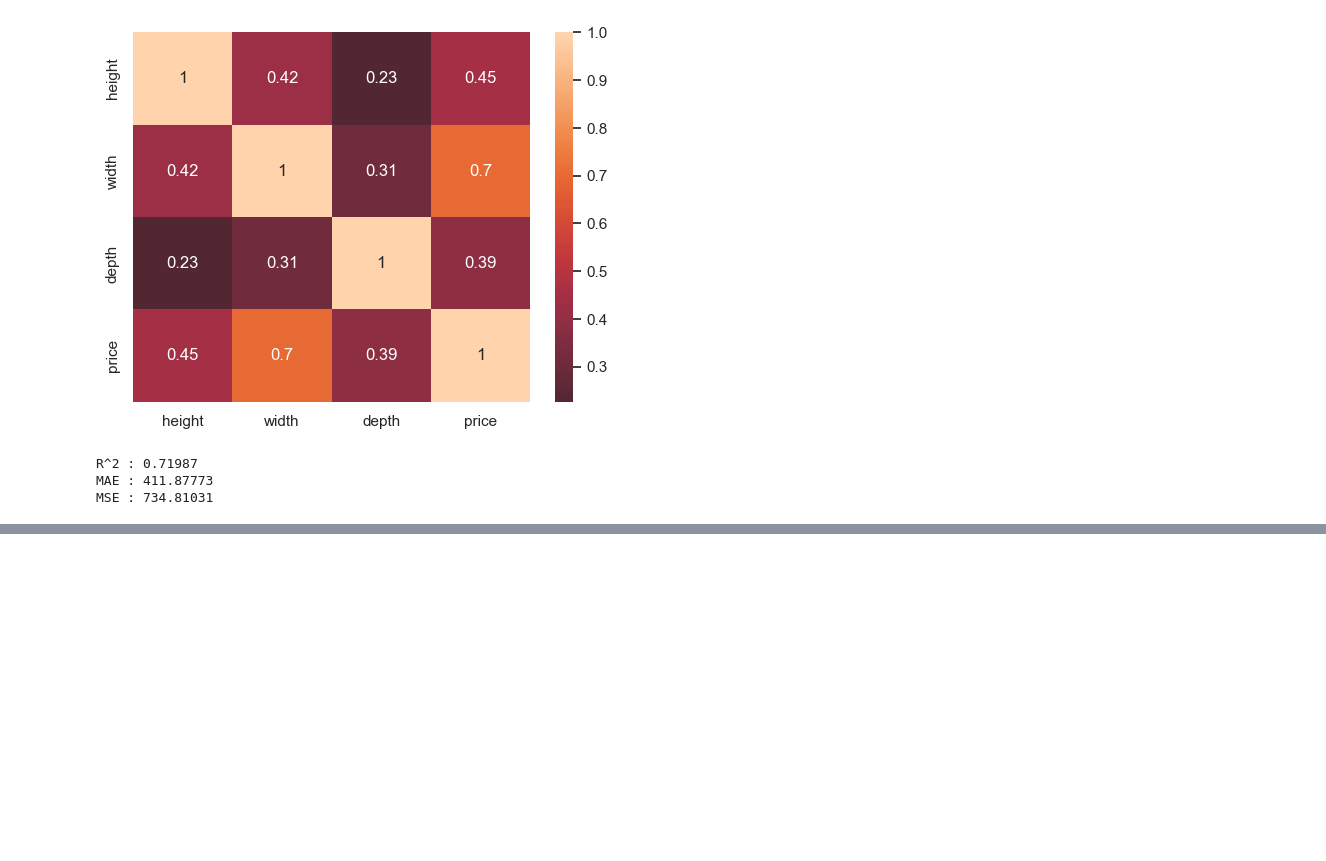
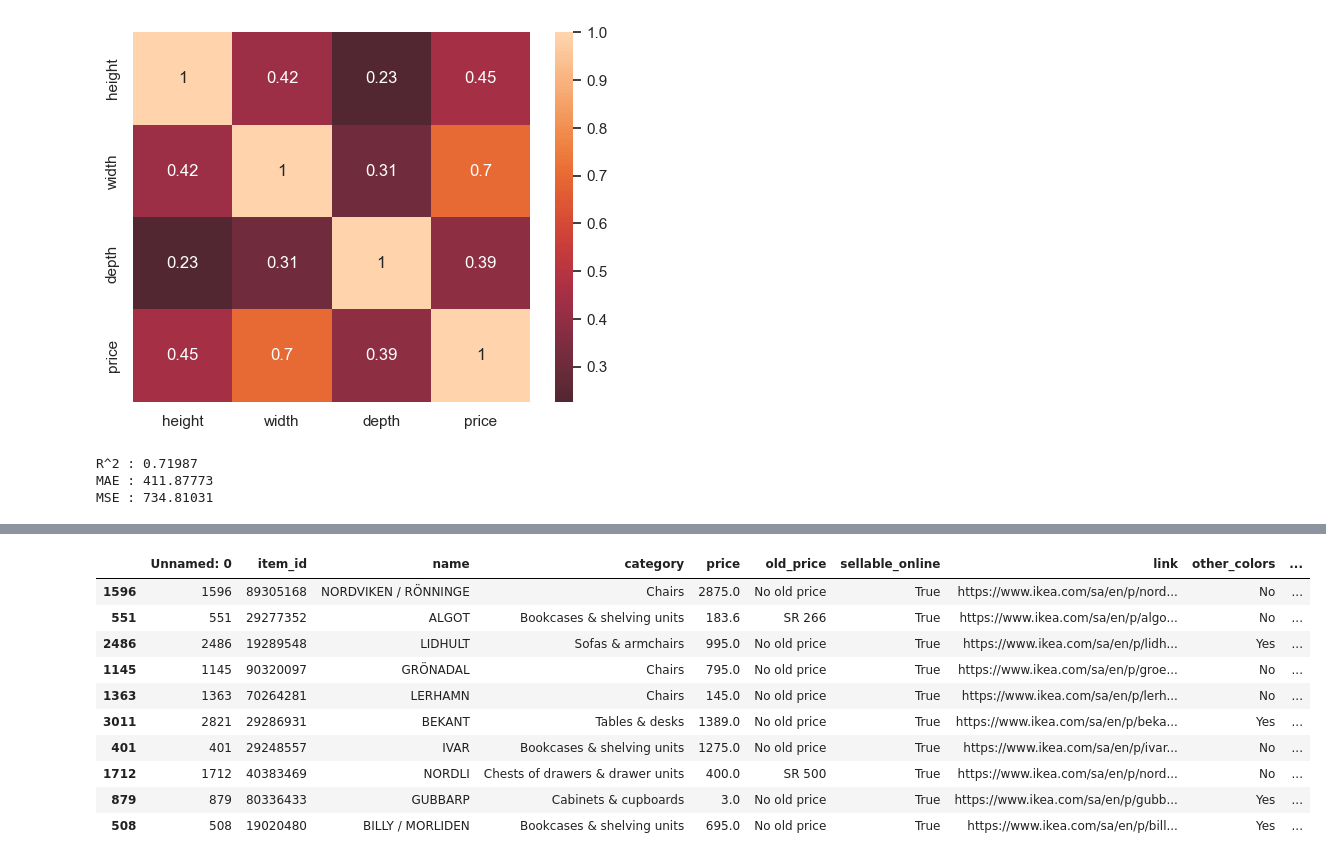
Before and after one commit to MarinaYurchenko/Python-Step-Project, a Jupyter notebook: Python Step project/Step.ipynb, the cells around one changed output, grey strips where cells are left out. Cells and saved outputs as stored; diff of their text form; code cells hidden in the pictures; blank space fills up the shorter version.

```diff
--- a/Python Step project/Step.ipynb
+++ b/Python Step project/Step.ipynb
@@ -877,3 +877,33 @@ Feature importance:
+# %%
+ikea_ds1=ikea_ds.copy()
+# %%
+
+ikea_ds1 = ikea_ds1.reset_index(drop=True)
+
+mis_columns = ['depth', 'height', 'width']
+
+imputer = SimpleImputer(strategy='most_frequent')
+
+def impute_group(group):
+    group[mis_col] = imputer.fit_transform(group[mis_columns])
+    return group
+
+ikea_ds1 = ikea_ds1.groupby('category').apply(impute_group)
+ikea_ds1.reset_index(drop=True, inplace=True)
+# %%
+ikea_ds1.sample(10)
+# %% [output]
+|  | Unnamed: 0 | item_id | name | category | price | old_price | sellable_online | link | other_colors | ... |
+| 1596 | 1596 | 89305168 | NORDVIKEN / RÖNNINGE | Chairs | 2875.0 | No old price | True | https://www.ikea.com/sa/en/p/nord... | No | ... |
+| 551 | 551 | 29277352 | ALGOT | Bookcases & shelving units | 183.6 | SR 266 | True | https://www.ikea.com/sa/en/p/algo... | No | ... |
+| 2486 | 2486 | 19289548 | LIDHULT | Sofas & armchairs | 995.0 | No old price | True | https://www.ikea.com/sa/en/p/lidh... | Yes | ... |
+| 1145 | 1145 | 90320097 | GRÖNADAL | Chairs | 795.0 | No old price | True | https://www.ikea.com/sa/en/p/groe... | No | ... |
+| 1363 | 1363 | 70264281 | LERHAMN | Chairs | 145.0 | No old price | True | https://www.ikea.com/sa/en/p/lerh... | No | ... |
+| 3011 | 2821 | 29286931 | BEKANT | Tables & desks | 1389.0 | No old price | True | https://www.ikea.com/sa/en/p/beka... | Yes | ... |
+| 401 | 401 | 29248557 | IVAR | Bookcases & shelving units | 1275.0 | No old price | True | https://www.ikea.com/sa/en/p/ivar... | No | ... |
+| 1712 | 1712 | 40383469 | NORDLI | Chests of drawers & drawer units | 400.0 | SR 500 | True | https://www.ikea.com/sa/en/p/nord... | No | ... |
+| 879 | 879 | 80336433 | GUBBARP | Cabinets & cupboards | 3.0 | No old price | True | https://www.ikea.com/sa/en/p/gubb... | Yes | ... |
+| 508 | 508 | 19020480 | BILLY / MORLIDEN | Bookcases & shelving units | 695.0 | No old price | True | https://www.ikea.com/sa/en/p/bill... | Yes | ... |
 # %%
 X2 = ikea_ds1[['width','depth','height']]
 Y2 = ikea_ds1['price']
```
Also changed, not shown: parts of 14 cells of this notebook.
